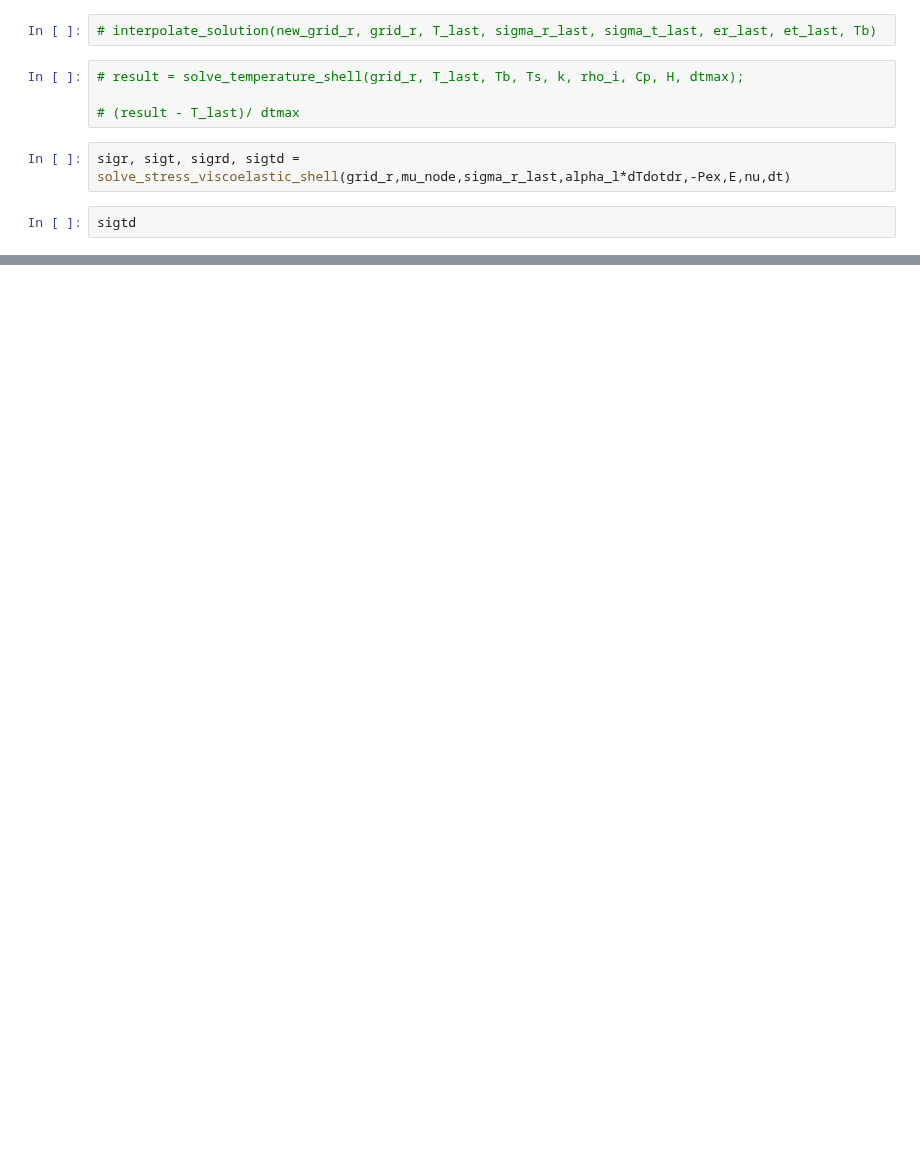
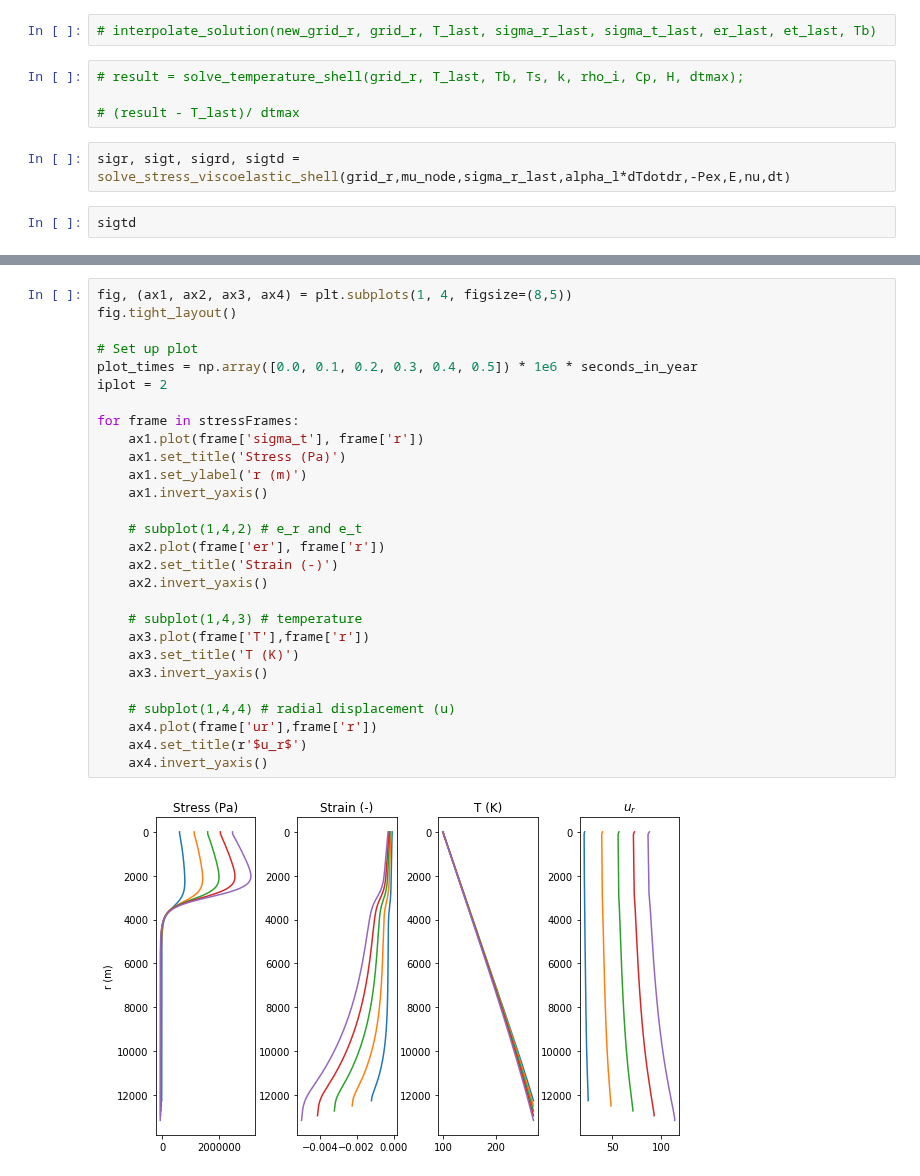
Before and after one commit to ssajous/europa-cycloids, a Jupyter notebook: src/Thermal Stress.ipynb, the cells around one changed output, grey strips where cells are left out. Cells and saved outputs as stored; diff of their text form; blank space fills up the shorter version.

```diff
--- a/src/Thermal Stress.ipynb
+++ b/src/Thermal Stress.ipynb
@@ -542,0 +601,30 @@ LHS
+# %%
+fig, (ax1, ax2, ax3, ax4) = plt.subplots(1, 4, figsize=(8,5))
+fig.tight_layout()
+
+# Set up plot
+plot_times = np.array([0.0, 0.1, 0.2, 0.3, 0.4, 0.5]) * 1e6 * seconds_in_year
+iplot = 2
+
+for frame in stressFrames:
+    ax1.plot(frame['sigma_t'], frame['r'])
+    ax1.set_title('Stress (Pa)')
+    ax1.set_ylabel('r (m)')
+    ax1.invert_yaxis()
+
+    # subplot(1,4,2) # e_r and e_t
+    ax2.plot(frame['er'], frame['r'])
+    ax2.set_title('Strain (-)')
+    ax2.invert_yaxis()
+
+    # subplot(1,4,3) # temperature
+    ax3.plot(frame['T'],frame['r'])
+    ax3.set_title('T (K)')
+    ax3.invert_yaxis()
+
+    # subplot(1,4,4) # radial displacement (u)
+    ax4.plot(frame['ur'],frame['r'])
+    ax4.set_title(r'$u_r$')
+    ax4.invert_yaxis()
+# %% [output]
+[figure, added]
```
Also changed, not shown: parts of 10 cells of this notebook.
